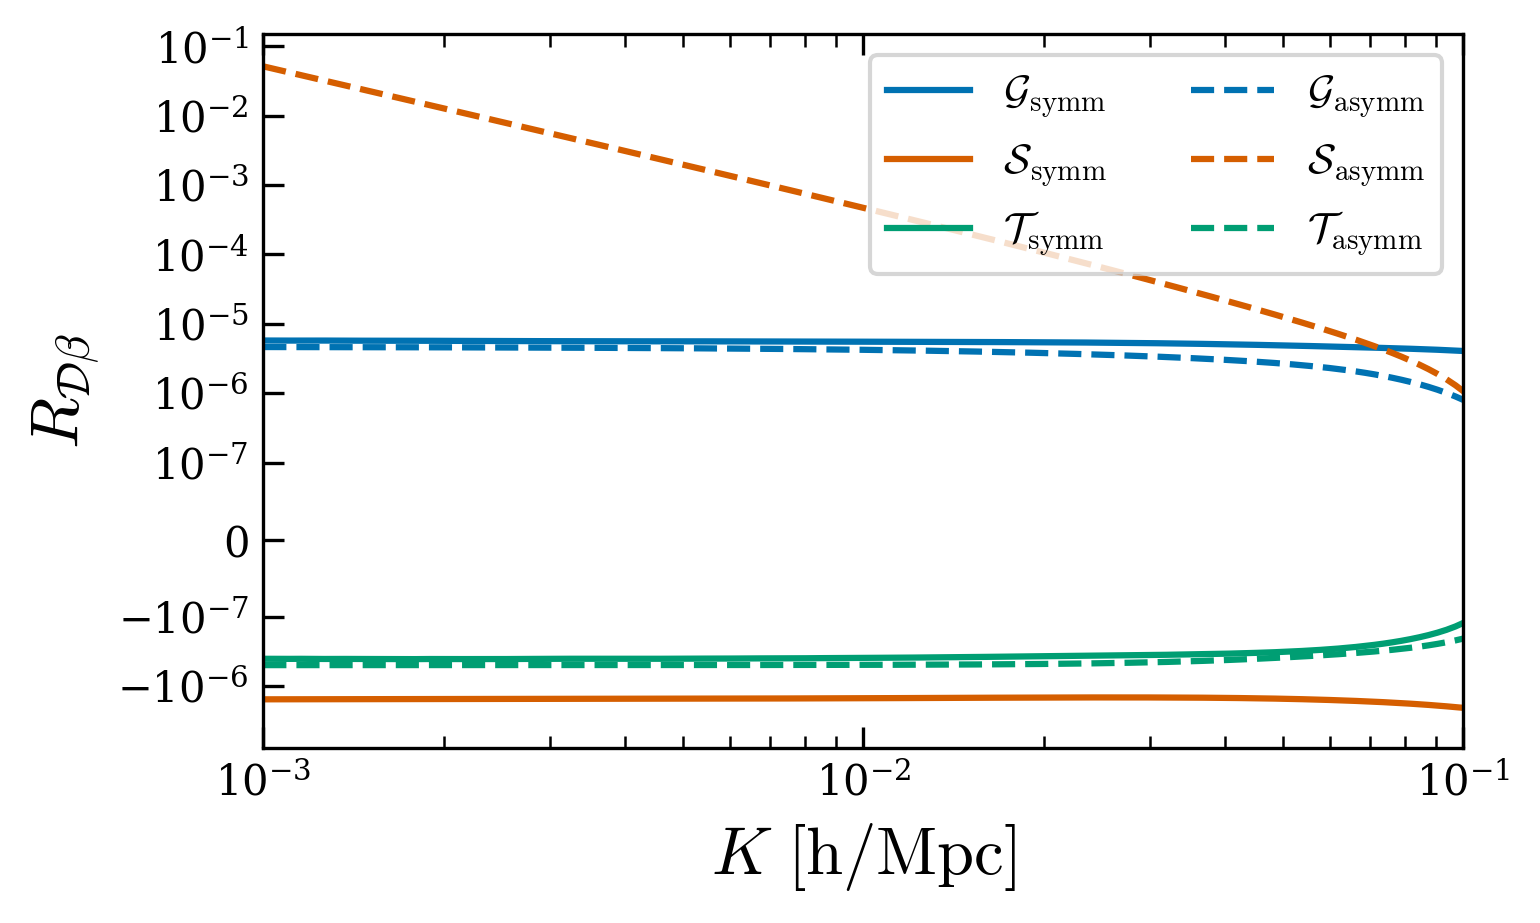
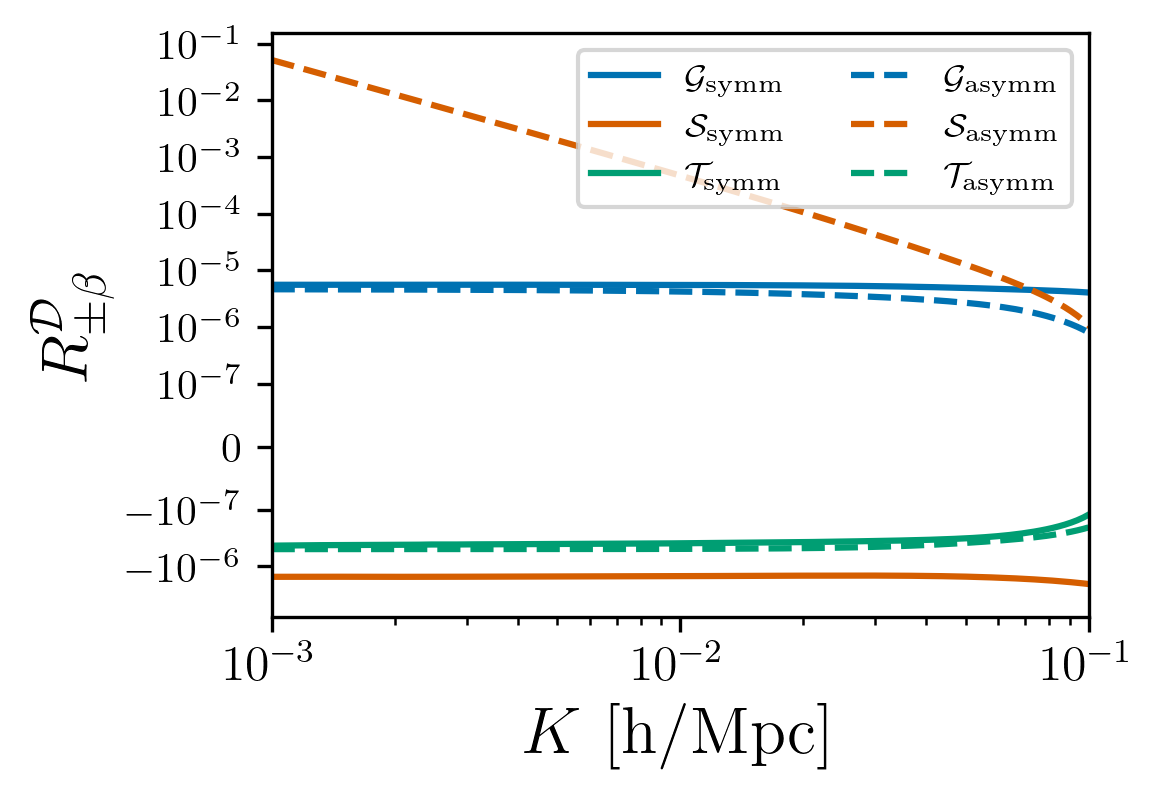
The notebook cell's code change between the first figure and the second:
--- before
+++ after
@@ -4,14 +4,10 @@
 # ---- FIGURE CREATION ----
 # Create figure with golden ratio and higher dpi
-fig = plt.figure(figsize=(plot.FIG_WIDTH, plot.FIG_HEIGHT), dpi=plot.DPI, facecolor='white')
+#fig = plt.figure(figsize = (my_width, my_width/golden))
+
+fig = plt.figure(figsize=(plot.size[0], plot.size[1]*1.2), dpi=plot.DPI, facecolor='white')
 # Use GridSpec for more control over plot layout
 gs = plot.GridSpec(1, 1, figure=fig, left=0.15, right=0.95, bottom=0.15, top=0.92)
 ax = fig.add_subplot(gs[0, 0])
-
-# Professional tick parameters
-ax.tick_params(axis='both', which='major', direction='in', length=5, width=0.8, 
-               top=True, right=False, labelsize=10)
-ax.tick_params(axis='both', which='minor', direction='in', length=3, width=0.6, 
-               top=True, right=False)
 
 i = 0
@@ -37,5 +33,5 @@
     color_ = plot.COLORBLIND_PALETTE[i%3]
     R = norm[(mainkey, k)]
-    ax.loglog(Ks, N*(R), label = plot.names[k], color = color_, ls = "-" if i < 3 else "--")
+    ax.loglog(Ks, N*(R), label = plot.names[k], color = color_, ls = "-" if i < 3 else "--", lw = 1.5)
 
 R = norm[(kother, kother)]
@@ -48,8 +44,8 @@
     ax.set_ylabel(r'$N_{\mathcal{D}\mathcal{D}}R_{{\mathcal{D}\beta}}$', fontsize=16)
 else:
-    ax.set_ylabel(r'$R_{{\mathcal{D}\beta}}$', fontsize=16)
+    ax.set_ylabel(r'$R^{{\mathcal{D}}}_{\pm \beta}$', fontsize=16)
 
 
-ax.legend(ncol = 2, loc = "upper right")
+ax.legend(ncol = 2, loc = "best", fontsize = 8)
 ax.set_xlim(1e-3, 1e-1)
 if normalized:

Commit: updating